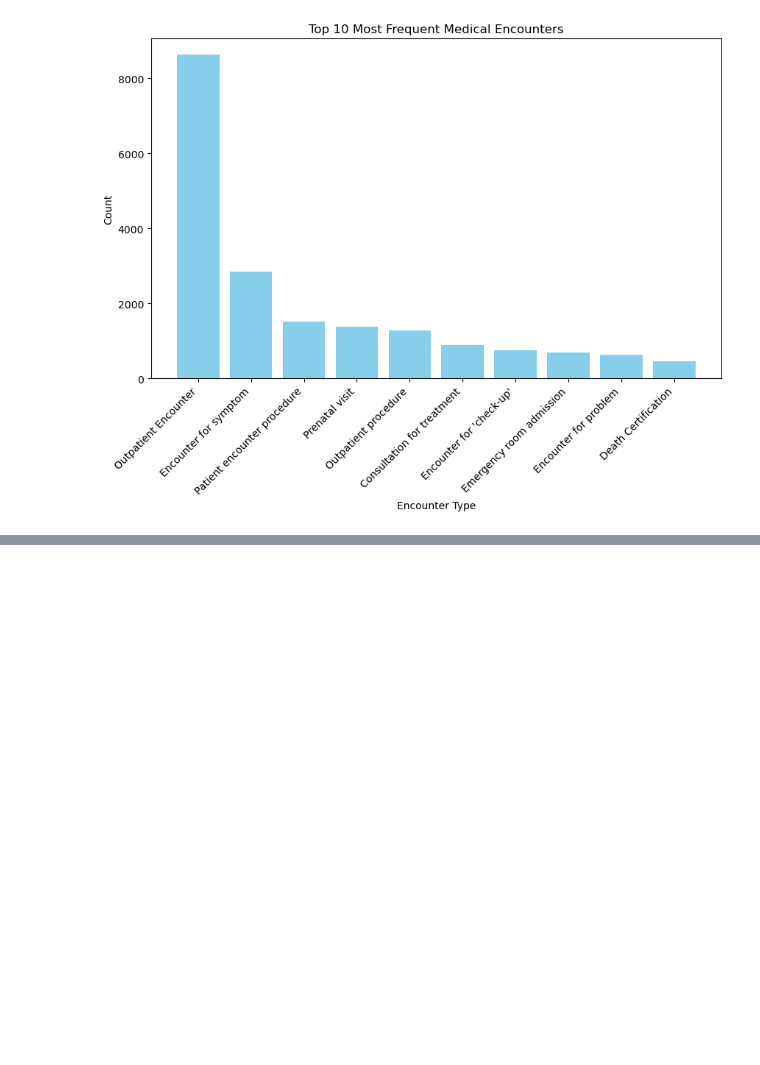
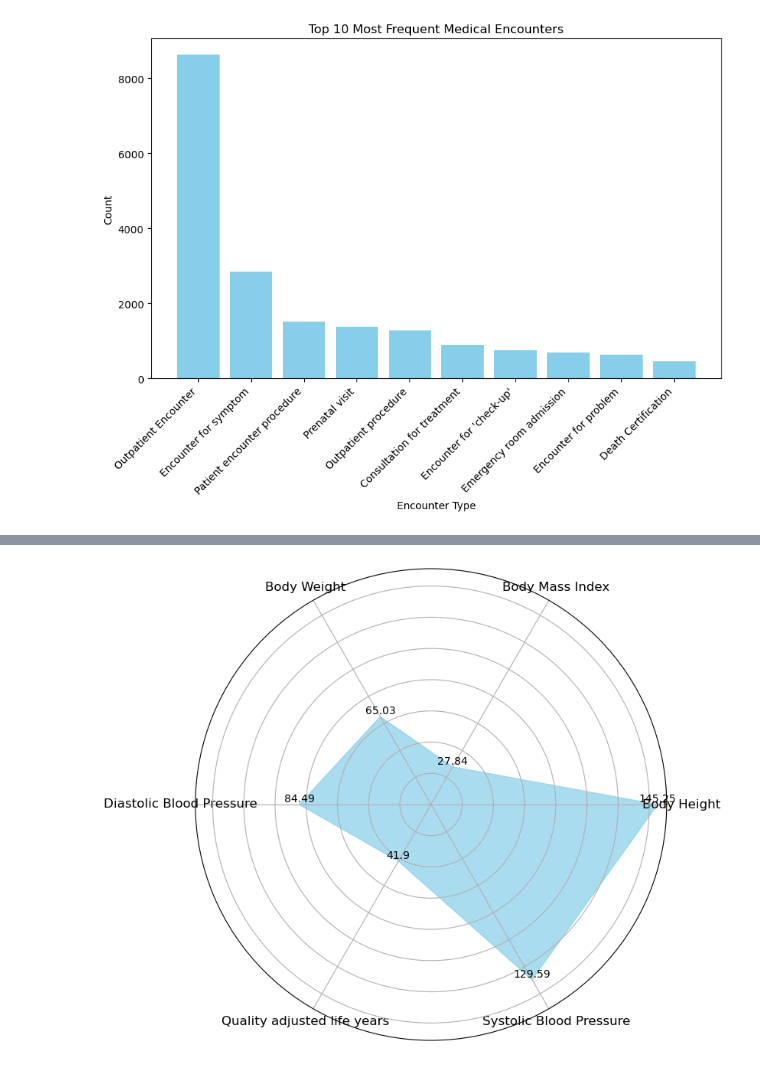
Before and after one commit to esseiple/MedicalBiasJLS, a Jupyter notebook: AnalysisDoc.ipynb, the cells around one changed output, grey strips where cells are left out. Drawn from its saved outputs; the diff is of its cells as text; code cells hidden in the pictures; blank space fills up the shorter version.

Commit message:
potential radar chart visuals

```diff
--- a/AnalysisDoc.ipynb
+++ b/AnalysisDoc.ipynb
@@ -145,0 +157,10 @@ patients
+# %%
+#visualization for what the 'average' patient looks like in terms of body stat characteristics
+#want to create a radar chart but having a hard time eek
+observationsRadar = observations.drop(columns = ['DATE', 'PATIENT', 'ENCOUNTER', 'CODE', 'UNITS'])
+observationsRadar = observationsRadar.dropna()
+observationsRadar['VALUE'] = pd.to_numeric(observationsRadar['VALUE'], errors='coerce')
+averageVals = observationsRadar.groupby('DESCRIPTION')['VALUE'].mean().reset_index()
+averageVals = averageVals[averageVals['DESCRIPTION'].isin(['Body Height', 'Body Weight', 'Body Mass Index', 'Systolic Blood Pressure', 'Diastolic Blood Pressure', 'Quality adjusted life years'])]
+#averageVals = averageVals.transpose()
+averageVals
@@ -145,0 +175,34 @@ patients
+# %%
+#CREATION OF RADAR CHART OBTAINED FROM ONLINE CODE
+descriptions = averageVals['DESCRIPTION'].tolist()
+values = averageVals['VALUE'].tolist()
+
+#to close the circle
+values.append(values[0])
+
+num_vars = len(descriptions)
+
+#compute angle for each axis
+angles = np.linspace(0, 2 * np.pi, num_vars, endpoint=False).tolist()
+
+#need to "complete the loop" and append the start value to the end since plot is a cirlce
+values += values[:1]
+angles += angles[:1]
+values.pop()
+
+#plot
+fig, ax = plt.subplots(figsize=(8, 8), subplot_kw=dict(polar=True))
+ax.fill(angles, values, color='skyblue', alpha=0.7)
+
+ax.set_xticks(angles[:-1])
+ax.set_xticklabels(descriptions, fontsize=12)
+
+ax.set_yticklabels([])
+
+#add values to each point
+for angle, value in zip(angles[:-1], values[:-1]):
+    ax.text(angle, value, str(round(value, 2)), ha='center', va='bottom', fontsize=10)
+
+plt.show()
+# %% [output]
+[figure, added]
```
Also changed, not shown: parts of 4 cells of this notebook.
